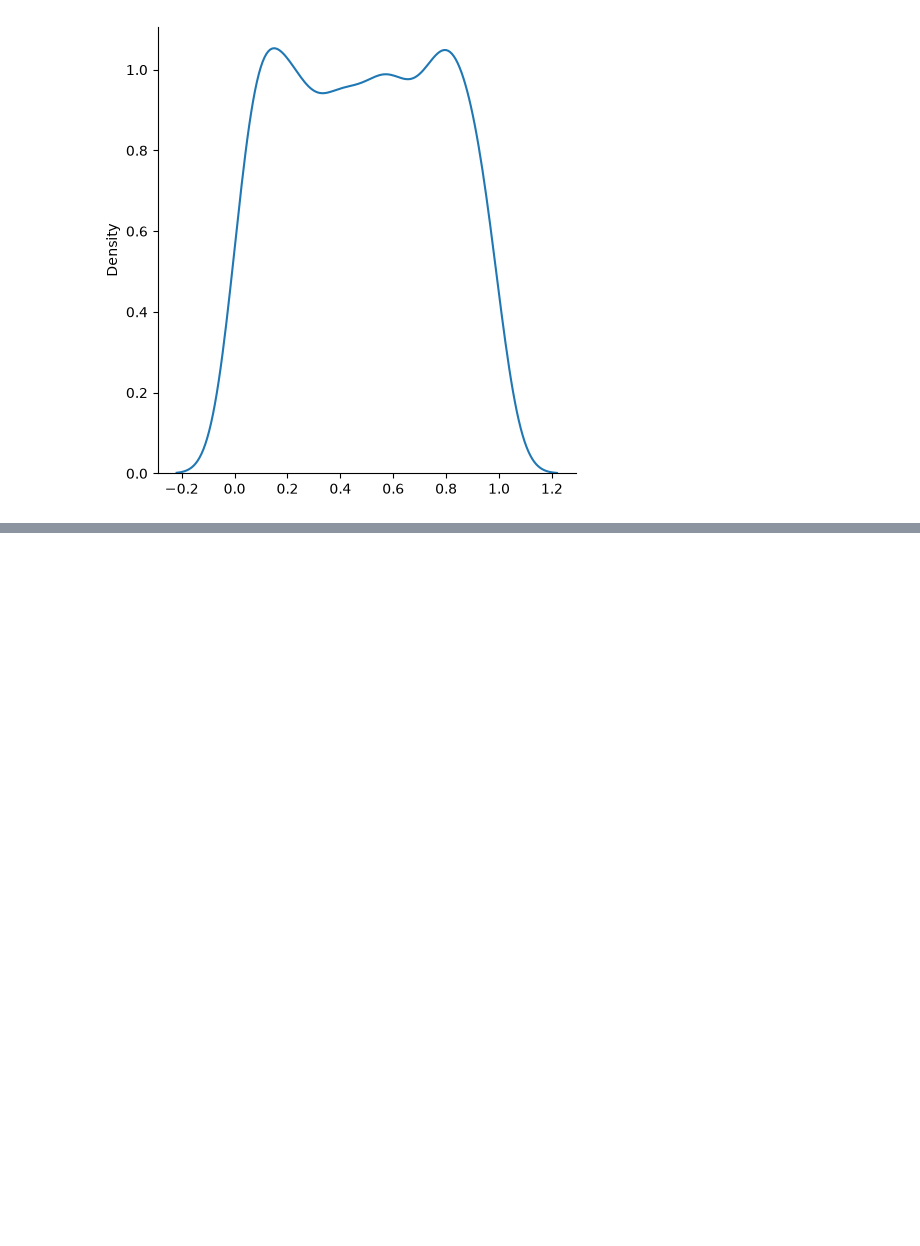
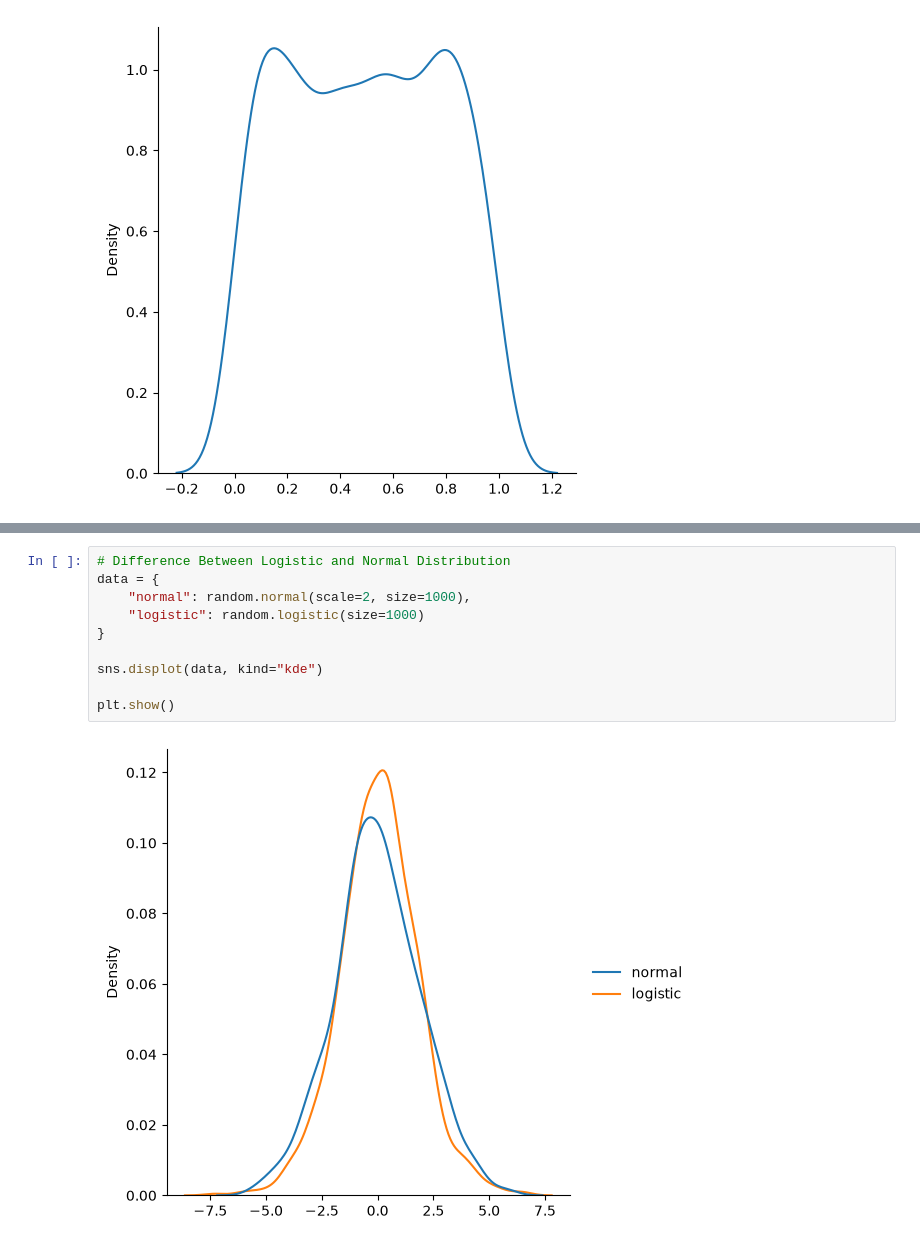
Before and after one commit to Coxxio/ML-Journey, a Jupyter notebook: phase-1-foundations/numpy-w3schools.ipynb, the cells around one changed output, grey strips where cells are left out. Drawn from its saved outputs; the diff is of its cells as text; blank space fills up the shorter version.

```diff
--- a/phase-1-foundations/numpy-w3schools.ipynb
+++ b/phase-1-foundations/numpy-w3schools.ipynb
@@ -745,0 +763,12 @@ plt.show()
+# %%
+# Difference Between Logistic and Normal Distribution
+data = {
+    "normal": random.normal(scale=2, size=1000),
+    "logistic": random.logistic(size=1000)
+}
+
+sns.displot(data, kind="kde")
+
+plt.show()
+# %% [output]
+[figure, added]
```
Also changed, not shown: parts of 38 cells of this notebook.
